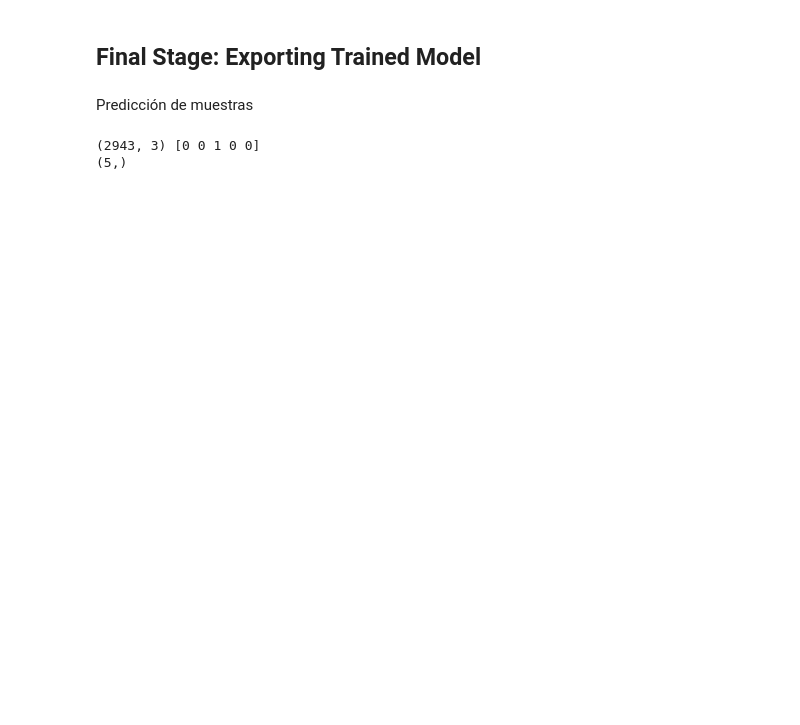
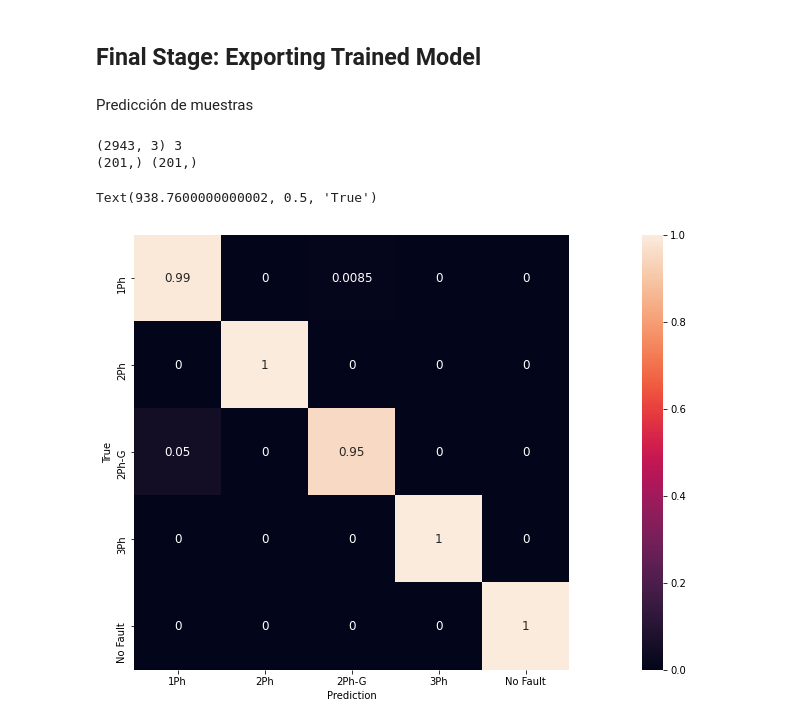
Before and after one commit to rickituri98/Fault_Classifier_CNN, a Jupyter notebook: CNN_Training_Tv2.ipynb, the cells around one changed output. Drawn from its saved outputs; the diff is of its cells as text; code cells hidden in the pictures; blank space fills up the shorter version.

```diff
--- a/CNN_Training_Tv2.ipynb
+++ b/CNN_Training_Tv2.ipynb
@@ -210,11 +203,32 @@ plot_model(Fault_model, to_file='./model.png', show_shapes=True,)
 Fault_model.save('Fault_Classifier_model.h5')
 # %% [markdown]
 Predicción de muestras
-# %%
-x_1 = X_testset[10]
-y_1 = Y_testset[10]
-print(x_1.shape,y_1)
-print(np.round(Fault_model.predict(X_testset)[10]).shape)
-# %% [output]
-(2943, 3) [0 0 1 0 0]
-(5,)
+# %%
+from sklearn.metrics import confusion_matrix
+x_1 = X_testset[10]
+y_1 = Y_testset[10]
+print(x_1.shape,y_1)
+Y_predict = []
+Y_onehot_pred = Fault_model.predict(X_testset)
+for k in range(len(X_testset)):
+  Y_predict.append(np.argmax(Y_onehot_pred[k])) # se varía el num de evento
+print(np.array(Y_predict).shape, Y_testset.shape)
+
+cm = confusion_matrix(Y_testset, np.array(Y_predict))
+cm_norm =  cm.astype('float') / cm.sum(axis=1)[:, np.newaxis]
+
+#print(np.round(Fault_model.predict(X_testset)[10]).shape)
+# %% [output]
+(2943, 3) 3
+(201,) (201,)
+# %%
+import seaborn as sns
+import pandas as pd
+df_cm = pd.DataFrame(cm_norm, ["1Ph", "2Ph", "2Ph-G", "3Ph", "No Fault"], ["1Ph", "2Ph", "2Ph-G", "3Ph", "No Fault"])
+plt.figure(figsize = (26,8))
+conf = sns.heatmap(df_cm, annot=True, square=True, annot_kws={"size": 12})
+conf.set_xlabel('Prediction')
+conf.set_ylabel('True')
+# %% [output]
+Text(938.7600000000002, 0.5, 'True')
+[figure, added]
```
Also changed, not shown: parts of 5 cells of this notebook.
